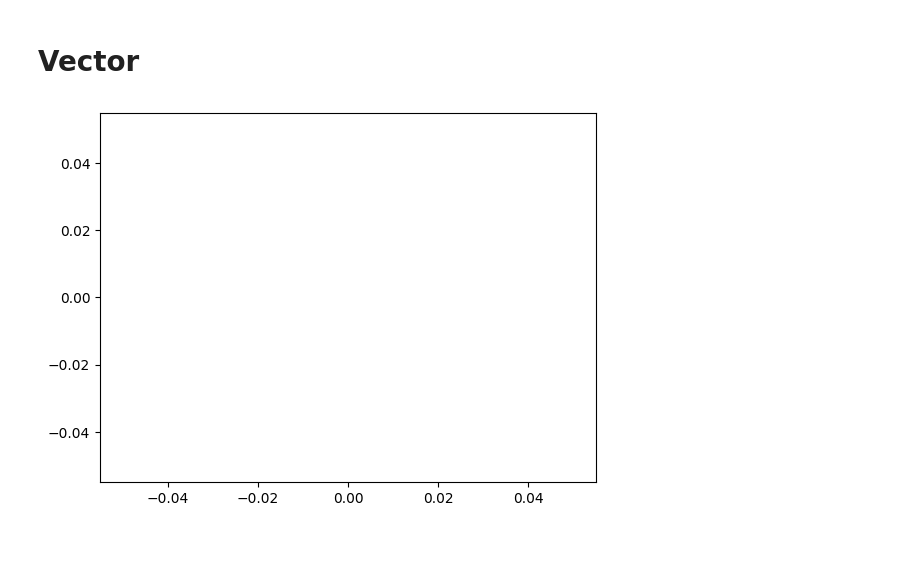
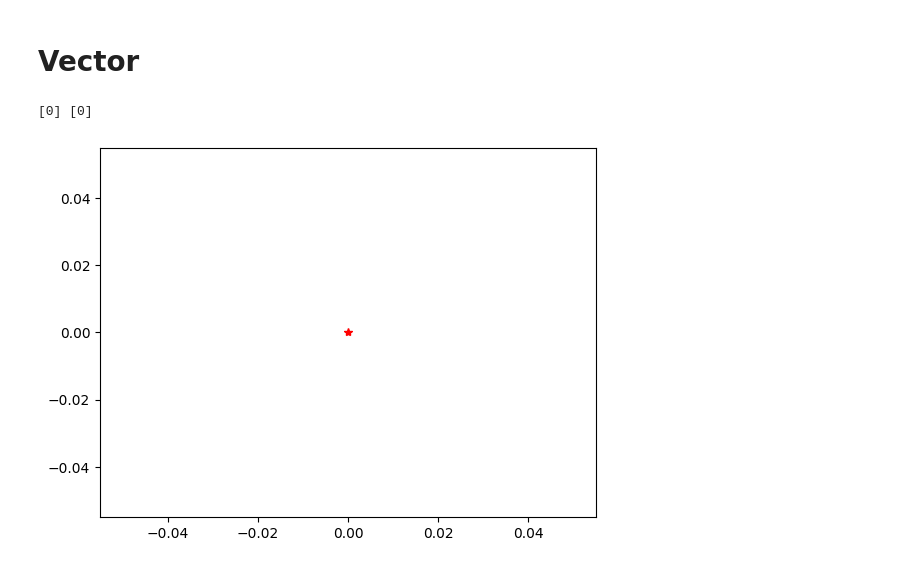
Before and after one commit to ha1fdan/2.c_programmering, a Jupyter notebook: so6/test.ipynb, the cells around one changed output. Saved outputs shown, nothing was run; the diff lists cells and outputs as text; code cells hidden in the pictures.

Commit message:
vectors sympy so6

```diff
--- a/so6/test.ipynb
+++ b/so6/test.ipynb
@@ -30,26 +30,22 @@ solve(Eq(3*x, 9), symbols('x'))
 # Vector
 # %%
 import numpy as np
-
+from sympy import *
 t=symbols("t")
-r_x=Eq(t**2+(1/t),0)
-r_y=Eq(3*sqrt(t),0)
+r_x=Eq(t**2,0)
+r_y=Eq(3*t,0)
 y=solve(r_x,t)
 x=solve(r_y,t)
 
-f_x = lambdify(t, r_x, "numpy")
-f_y = lambdify(t, r_y, "numpy")
-
-# Evaluate over a range of t
-t_vals = np.linspace(0.1, 10, 1000)
-x_vals = f_x(t_vals)
-y_vals = f_y(t_vals)
-
-# Plot
-plt.plot(x_vals, y_vals)
-plt.xlabel="x"
-plt.ylabel="y"
-plt.ylim = (-2,8)
-plt.show()
+print(x,y)
 # %% [output]
-[figure, removed]
+[0] [0]
+# %%
+import matplotlib.pyplot as plt
+plt.plot(x,y, 'r-*')
+plt.xlabel = "x"
+plt.ylabel = "y"
+plt.ylim = (-2,8)
+plt.show()
+# %% [output]
+[figure, added]
```
Also changed, not shown: 1 other file.
